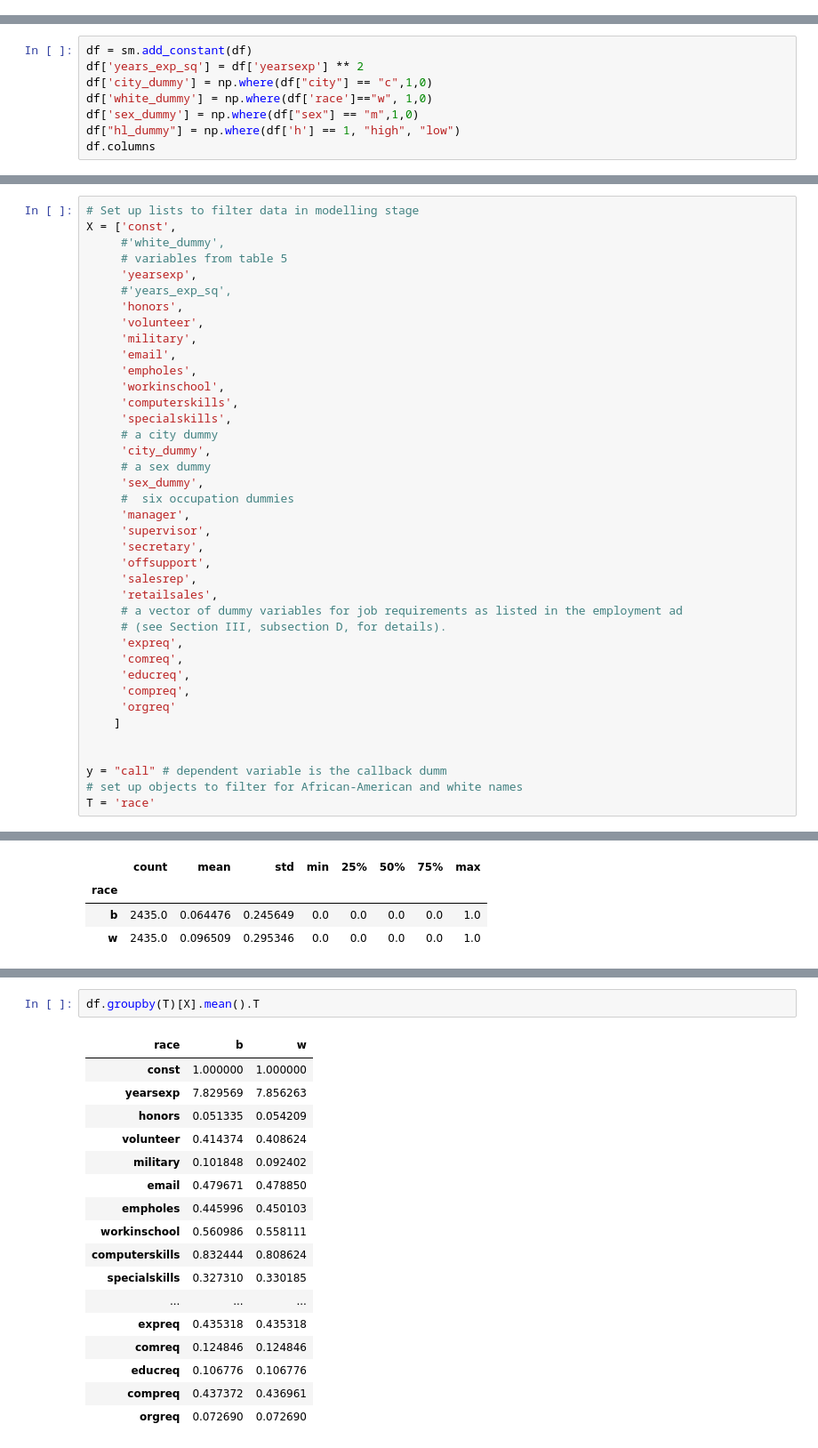
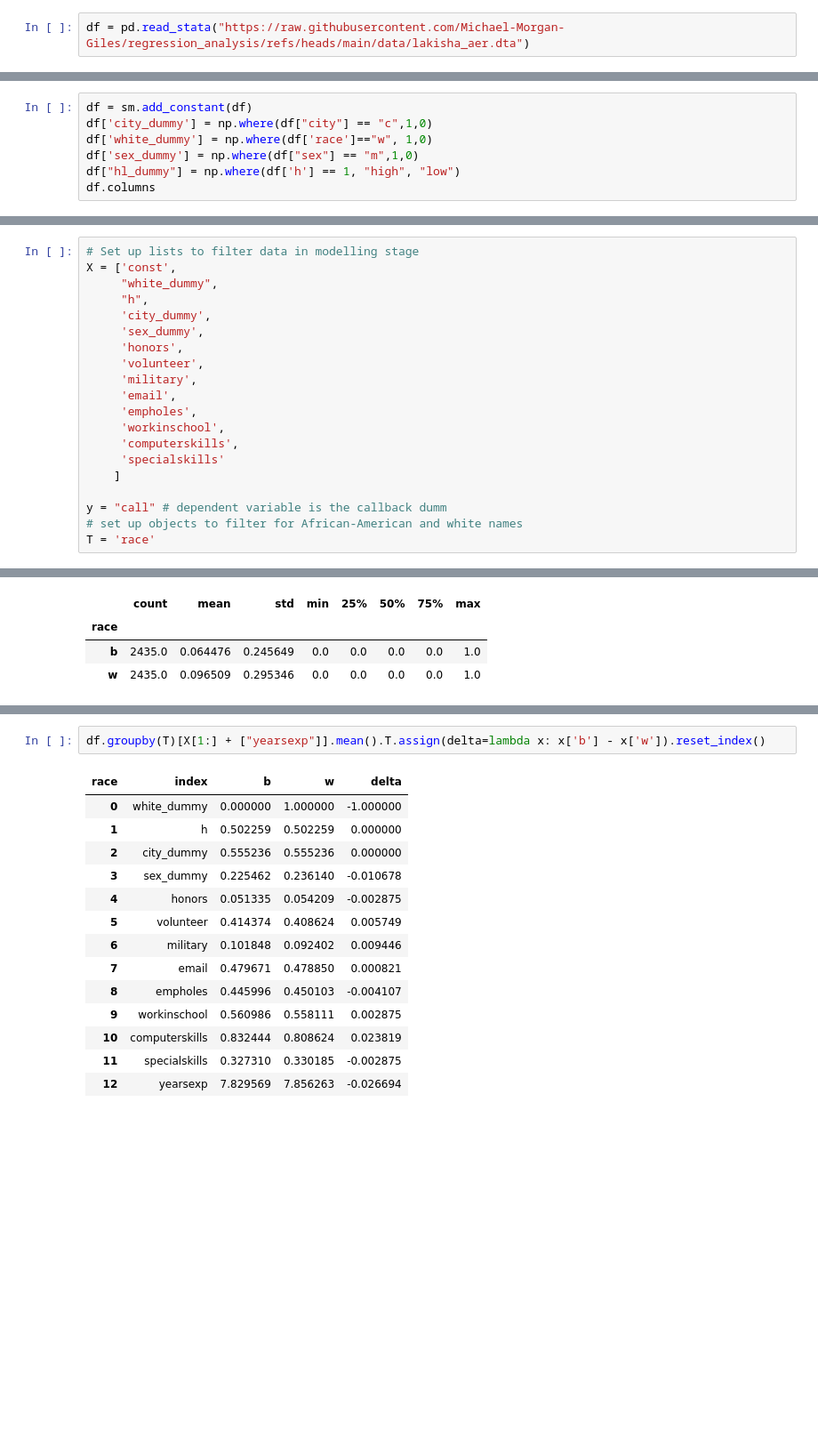
Before and after one commit to Michael-Morgan-Giles/regression_analysis, a Jupyter notebook: 6_classification/GLM_Intro.ipynb, the cells around one changed output, grey strips where cells are left out. Shown at 89% size. Drawn from its saved outputs; the diff is of its cells as text; blank space fills up the shorter version.

Commit message:
:memo: updated data load in links and more drafting for notebook

```diff
--- a/6_classification/GLM_Intro.ipynb
+++ b/6_classification/GLM_Intro.ipynb
@@ -112,0 +87,2 @@ Index(['id', 'ad', 'education', 'ofjobs', 'yearsexp', 'honors', 'volunteer',
+# %%
+df = pd.read_stata("https://raw.githubusercontent.com/Michael-Morgan-Giles/regression_analysis/refs/heads/main/data/lakisha_aer.dta")
@@ -113,6 +91,5 @@ Index(['id', 'ad', 'education', 'ofjobs', 'yearsexp', 'honors', 'volunteer',
 # %%
 df = sm.add_constant(df)
-df['years_exp_sq'] = df['yearsexp'] ** 2
 df['city_dummy'] = np.where(df["city"] == "c",1,0)
 df['white_dummy'] = np.where(df['race']=="w", 1,0)
 df['sex_dummy'] = np.where(df["sex"] == "m",1,0)
@@ -140,10 +117,10 @@ df['req'].std()
 # %%
 # Set up lists to filter data in modelling stage
 X = ['const',
-     #'white_dummy',
-     # variables from table 5
-     'yearsexp',
-     #'years_exp_sq',
+     "white_dummy",
+     "h",
+     'city_dummy',
+     'sex_dummy',
      'honors',
      'volunteer',
      'military',
@@ -151,27 +128,8 @@ X = ['const',
      'empholes',
      'workinschool',
      'computerskills',
-     'specialskills',
-     # a city dummy
-     'city_dummy',
-     # a sex dummy
-     'sex_dummy',
-     #  six occupation dummies
-     'manager',
-     'supervisor',
-     'secretary',
-     'offsupport',
-     'salesrep',
-     'retailsales',
-     # a vector of dummy variables for job requirements as listed in the employment ad
-     # (see Section III, subsection D, for details).
-     'expreq',
-     'comreq',
-     'educreq',
-     'compreq',
-     'orgreq'
+     'specialskills'
     ]
-
 
 y = "call" # dependent variable is the callback dumm
 # set up objects to filter for African-American and white names
@@ -194,20 +176,17 @@ df.groupby([T,"hl_dummy"])[y].mean().reset_index()
 # %%
-df.groupby(T)[X].mean().T
+df.groupby(T)[X[1:] + ["yearsexp"]].mean().T.assign(delta=lambda x: x['b'] - x['w']).reset_index()
 # %% [output]
-| race | b | w |
-| const | 1.000000 | 1.000000 |
-| yearsexp | 7.829569 | 7.856263 |
-| honors | 0.051335 | 0.054209 |
-| volunteer | 0.414374 | 0.408624 |
-| military | 0.101848 | 0.092402 |
-| email | 0.479671 | 0.478850 |
-| empholes | 0.445996 | 0.450103 |
-| workinschool | 0.560986 | 0.558111 |
-| computerskills | 0.832444 | 0.808624 |
-| specialskills | 0.327310 | 0.330185 |
-| ... | ... | ... |
-| expreq | 0.435318 | 0.435318 |
-| comreq | 0.124846 | 0.124846 |
-| educreq | 0.106776 | 0.106776 |
-| compreq | 0.437372 | 0.436961 |
-| orgreq | 0.072690 | 0.072690 |
+| race | index | b | w | delta |
+| 0 | white_dummy | 0.000000 | 1.000000 | -1.000000 |
+| 1 | h | 0.502259 | 0.502259 | 0.000000 |
+| 2 | city_dummy | 0.555236 | 0.555236 | 0.000000 |
+| 3 | sex_dummy | 0.225462 | 0.236140 | -0.010678 |
+| 4 | honors | 0.051335 | 0.054209 | -0.002875 |
+| 5 | volunteer | 0.414374 | 0.408624 | 0.005749 |
+| 6 | military | 0.101848 | 0.092402 | 0.009446 |
+| 7 | email | 0.479671 | 0.478850 | 0.000821 |
+| 8 | empholes | 0.445996 | 0.450103 | -0.004107 |
+| 9 | workinschool | 0.560986 | 0.558111 | 0.002875 |
+| 10 | computerskills | 0.832444 | 0.808624 | 0.023819 |
+| 11 | specialskills | 0.327310 | 0.330185 | -0.002875 |
+| 12 | yearsexp | 7.829569 | 7.856263 | -0.026694 |
```
Also changed, not shown: parts of 45 cells of this notebook, 2 other files.
